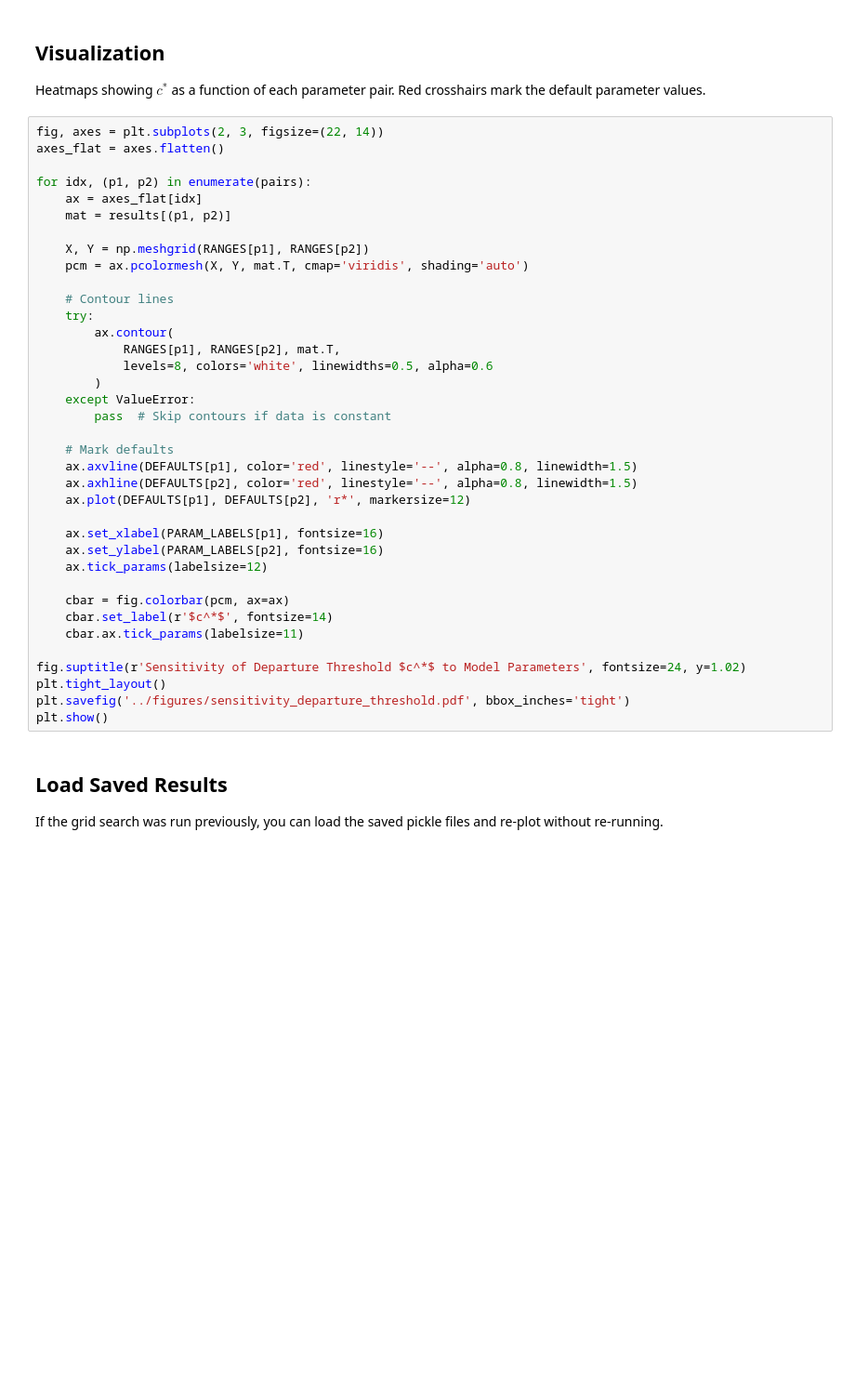
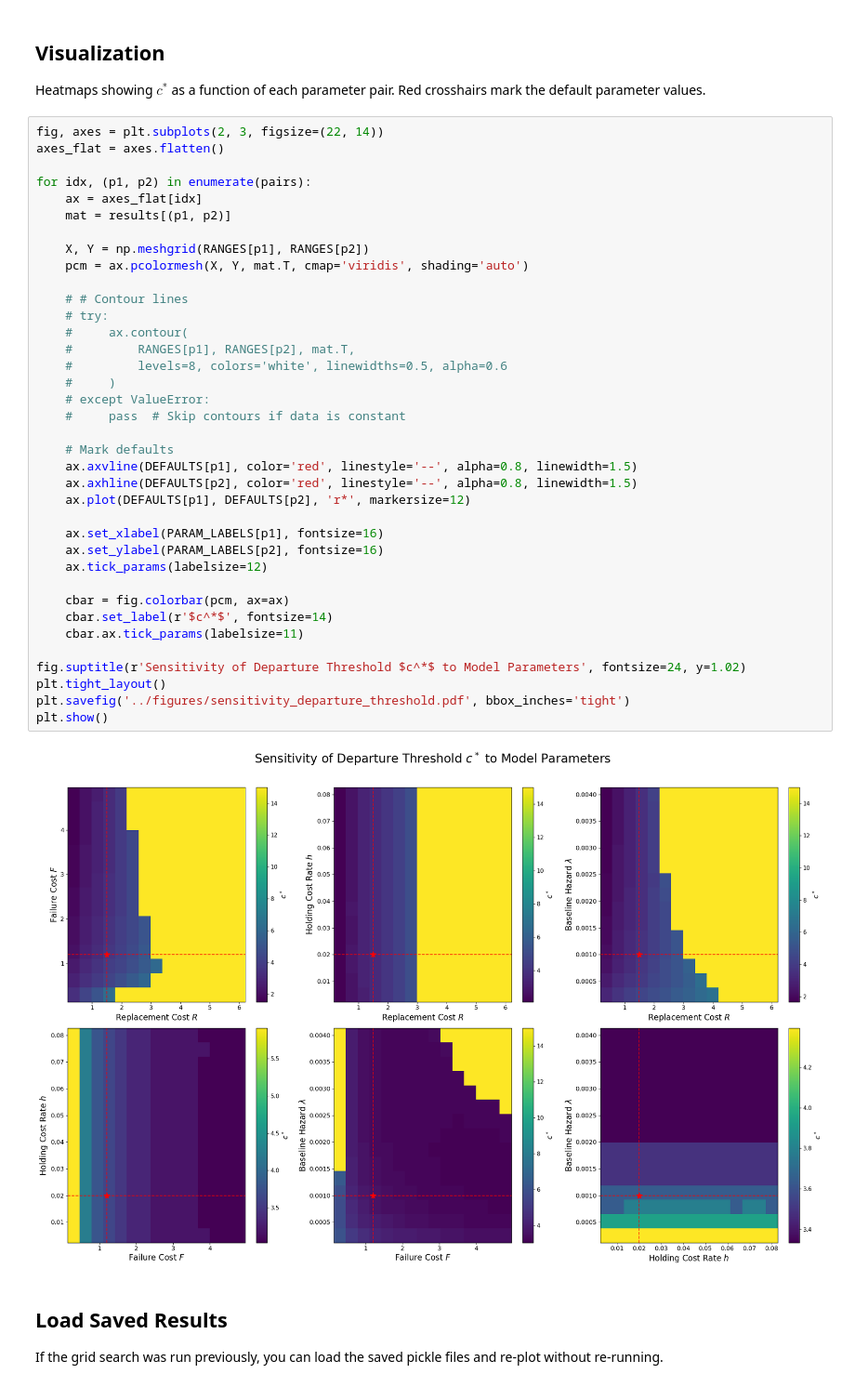
Before and after one commit to jooooooos/degradation_learning, a Jupyter notebook: notebooks/sensitivity_analysis.ipynb, the cells around one changed output. Shown at 93% size. Cells and saved outputs as stored; diff of their text form; blank space fills up the shorter version.

```diff
--- a/notebooks/sensitivity_analysis.ipynb
+++ b/notebooks/sensitivity_analysis.ipynb
@@ -273,40 +237,42 @@ Red crosshairs mark the default parameter values.
 # %%
 fig, axes = plt.subplots(2, 3, figsize=(22, 14))
 axes_flat = axes.flatten()
 
 for idx, (p1, p2) in enumerate(pairs):
     ax = axes_flat[idx]
     mat = results[(p1, p2)]
 
     X, Y = np.meshgrid(RANGES[p1], RANGES[p2])
     pcm = ax.pcolormesh(X, Y, mat.T, cmap='viridis', shading='auto')
 
-    # Contour lines
-    try:
-        ax.contour(
-            RANGES[p1], RANGES[p2], mat.T,
-            levels=8, colors='white', linewidths=0.5, alpha=0.6
-        )
-    except ValueError:
-        pass  # Skip contours if data is constant
+    # # Contour lines
+    # try:
+    #     ax.contour(
+    #         RANGES[p1], RANGES[p2], mat.T,
+    #         levels=8, colors='white', linewidths=0.5, alpha=0.6
+    #     )
+    # except ValueError:
+    #     pass  # Skip contours if data is constant
 
     # Mark defaults
     ax.axvline(DEFAULTS[p1], color='red', linestyle='--', alpha=0.8, linewidth=1.5)
     ax.axhline(DEFAULTS[p2], color='red', linestyle='--', alpha=0.8, linewidth=1.5)
     ax.plot(DEFAULTS[p1], DEFAULTS[p2], 'r*', markersize=12)
 
     ax.set_xlabel(PARAM_LABELS[p1], fontsize=16)
     ax.set_ylabel(PARAM_LABELS[p2], fontsize=16)
     ax.tick_params(labelsize=12)
 
     cbar = fig.colorbar(pcm, ax=ax)
     cbar.set_label(r'$c^*$', fontsize=14)
     cbar.ax.tick_params(labelsize=11)
 
 fig.suptitle(r'Sensitivity of Departure Threshold $c^*$ to Model Parameters', fontsize=24, y=1.02)
 plt.tight_layout()
 plt.savefig('../figures/sensitivity_departure_threshold.pdf', bbox_inches='tight')
 plt.show()
+# %% [output]
+[figure, added]
 # %% [markdown]
 ## Load Saved Results
 
```
Also changed, not shown: parts of 6 cells of this notebook, 30 other files.
